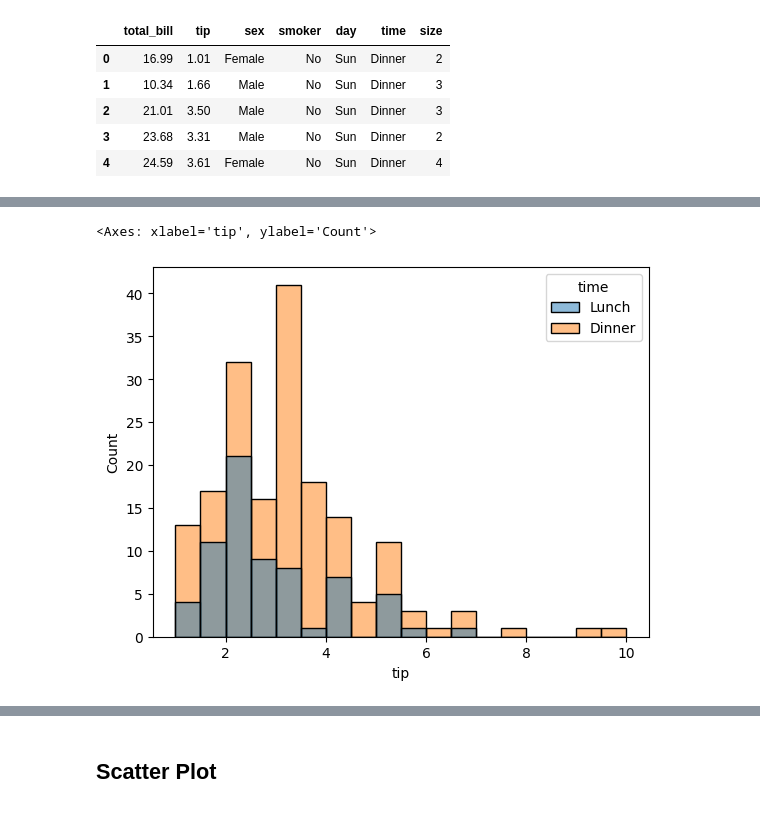
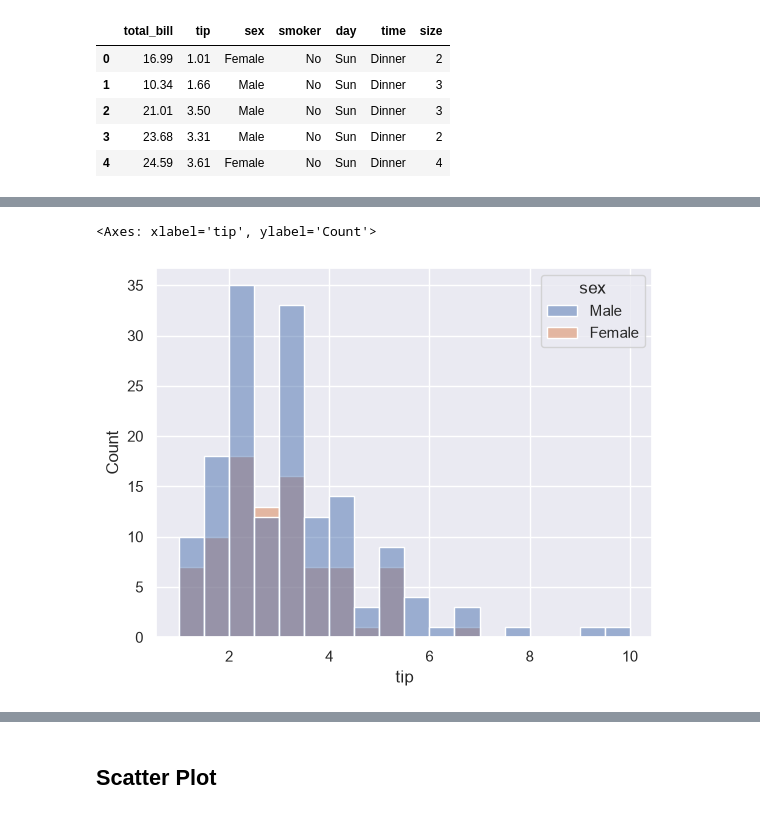
Before and after one commit to deveshpatwa/Free_Datasets, a Jupyter notebook: Python Class Files/Part 12 Seaborn.ipynb, the cells around one changed output, grey strips where cells are left out. Drawn from its saved outputs; the diff is of its cells as text; code cells hidden in the pictures.

```diff
--- a/Python Class Files/Part 12 Seaborn.ipynb
+++ b/Python Class Files/Part 12 Seaborn.ipynb
@@ -19,5 +44,8 @@ tips.head()
+# %%
+# seaborn themes
+sns.set_theme(style="darkgrid")
 # %%
-sns.histplot(data=tips,x='tip',hue="time")
+sns.histplot(data=tips,x='tip',hue="sex")
 # %% [output]
 <Axes: xlabel='tip', ylabel='Count'>
-[figure, old version]
+[figure, new version]
```
Also changed, not shown: parts of 15 cells of this notebook, 4 other files.
